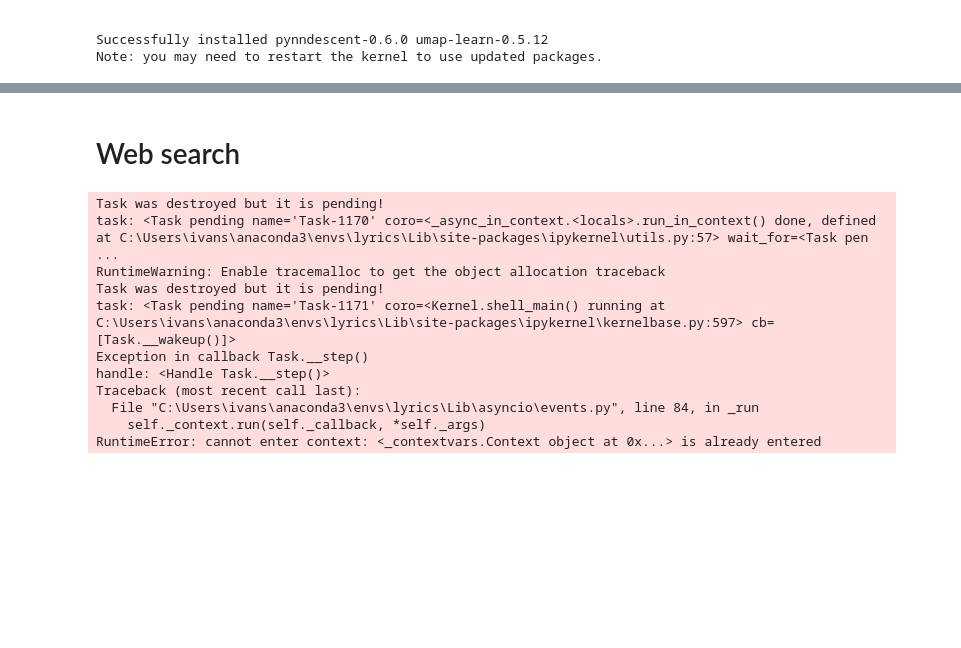
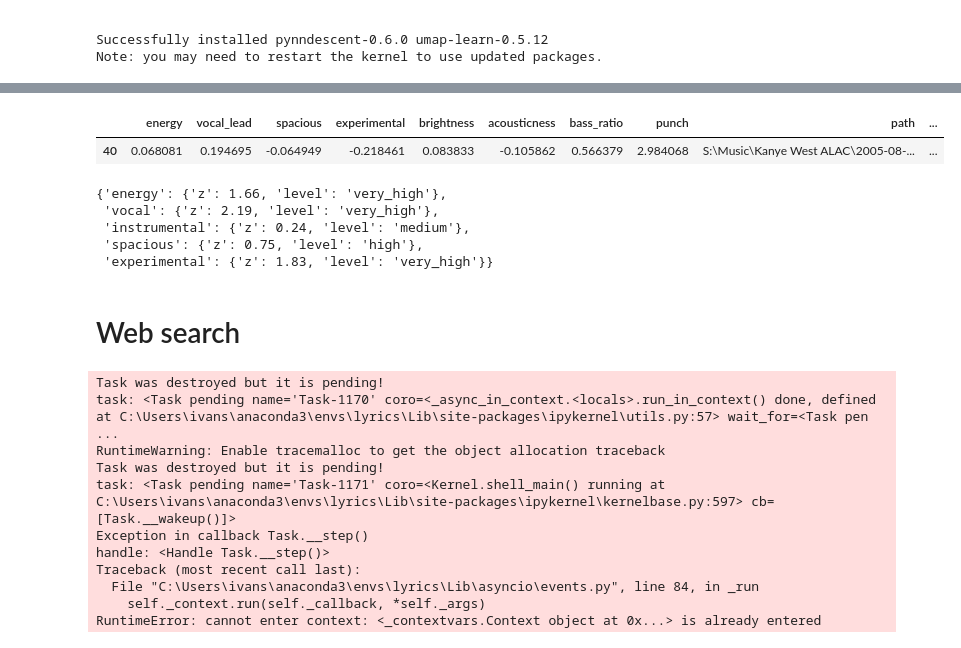
Before and after one commit to mr-racer/lyrics-search, a Jupyter notebook: notebooks/similar_music.ipynb, the cells around one changed output, grey strips where cells are left out. Cells and saved outputs as stored; diff of their text form; code cells hidden in the pictures; blank space fills up the shorter version.

```diff
--- a/notebooks/similar_music.ipynb
+++ b/notebooks/similar_music.ipynb
@@ -1001,9 +757,0 @@ Similarity с собой: 0.9997
-# %%
-results = {}
-for name, onnx_path in heads.items():
-    preds = run_head(embeddings_1280, onnx_path)
-    results[name] = preds
-    if CLASSES[name]:
-        show_top(preds, CLASSES[name], top_n=5, title=name)
-
-print("\nГотово.")
@@ -1027,0 +760,11 @@ print("\nГотово.")
+# %%
+import numpy as np
+import pandas as pd
+from sklearn.model_selection import train_test_split
+from sklearn.preprocessing import normalize
+
+# X: (5370, 512) — сырые CLAP-векторы
+# S: метаданные, тот же порядок строк
+S = pd.DataFrame(S) if not isinstance(S, pd.DataFrame) else S
+
+X_norm = normalize(X, norm='l2')   # CLAP-векторы обычно нормализуют
@@ -1027,0 +1040,20 @@ print("\nГотово.")
+# %%
+# X: (5370, 512) аудио-эмбеддинги коллекции (та же модель!)
+model = load_model()
+text_emb = get_text_emb(model)
+
+X_norm = normalize(X, norm='l2')
+scores = X_norm @ text_emb.T            # (5370, 6)
+df_axes = make_axes(scores)             # (5370, 4)
+
+# статистики нормировки по ВСЕЙ коллекции — это и есть "эталон"
+norm_stats = {'mean': df_axes.mean(), 'std': df_axes.std()}
+
+# сохраняем то, что нужно для инференса новой песни
+joblib.dump({'text_emb': text_emb, 'norm_stats': norm_stats, 'axis_cols': df_axes.columns.tolist()},
+            'clap_tagger.joblib')
+
+# (опционально) оценки по всей коллекции
+df_z = (df_axes - norm_stats['mean']) / norm_stats['std']
+df_level = df_z.apply(lambda c: c.map(z_to_level))
+print(df_level.head())
@@ -1027,0 +1237,3 @@ print("\nГотово.")
+# %%
+text_emb = bundle['text_emb']          # те же текстовые эмбеддинги осей
+df = scan_library(r"S:\Music\Lana Del Rey - Born To Die The Paradise Edition [Japan]\CD-1 Born To Die", model, text_emb, save_path='raw_axes.csv')
@@ -1028,3 +1273,32 @@ print("\nГотово.")
+# %%
+df[df['name']=="19 Gone (ft. Consequence & Cam'ron)"]
+# %% [output]
+|  | energy | vocal_lead | spacious | experimental | brightness | acousticness | bass_ratio | punch | path | ... |
+| 40 | 0.068081 | 0.194695 | -0.064949 | -0.218461 | 0.083833 | -0.105862 | 0.566379 | 2.984068 | S:\Music\Kanye West ALAC\2005-08-... | ... |
+# %%
+# 1. выбери реперы — реальные файлы
+anchor_hi = ['path/to/max_energetic_1.flac', 'path/to/max_energetic_2.flac']
+anchor_lo = ['path/to/max_calm_1.flac',      'path/to/max_calm_2.flac']
+
+# 2. посчитай для них тот же сырой разностный скор, что для песен
+def raw_energy(path):
+    v = extract_clap_features(path, model)          # unit-norm аудио-эмбеддинг
+    sc = (v @ text_emb.T)[None, :]
+    return float(make_axes(sc)['energy'].iloc[0])    # energetic − calm
+
+hi = np.mean([raw_energy(p) for p in anchor_hi])     # «потолок» шкалы
+lo = np.mean([raw_energy(p) for p in anchor_lo])     # «пол» шкалы
+
+# 3. нормируй ЛЮБУЮ песню в [0,1] относительно этих двух точек
+def energy_anchored(path):
+    r = raw_energy(path)
+    return (r - lo) / (hi - lo + 1e-9)               # 0 = как calm-репер, 1 = как energetic-репер
+# %% [output]
+{'energy': {'z': 1.66, 'level': 'very_high'},
+ 'vocal': {'z': 2.19, 'level': 'very_high'},
+ 'instrumental': {'z': 0.24, 'level': 'medium'},
+ 'spacious': {'z': 0.75, 'level': 'high'},
+ 'experimental': {'z': 1.83, 'level': 'very_high'}}
 # %% [markdown]
 # Web search
 # %%
```
Also changed, not shown: parts of 36 cells of this notebook, 4 other files.
